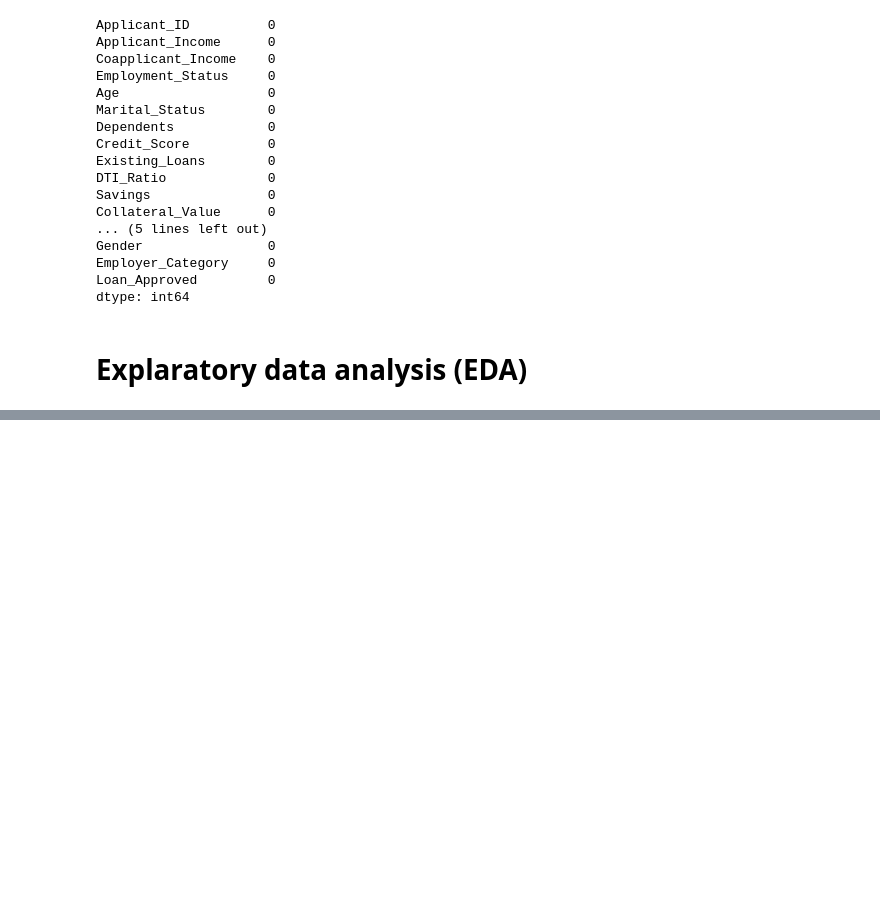
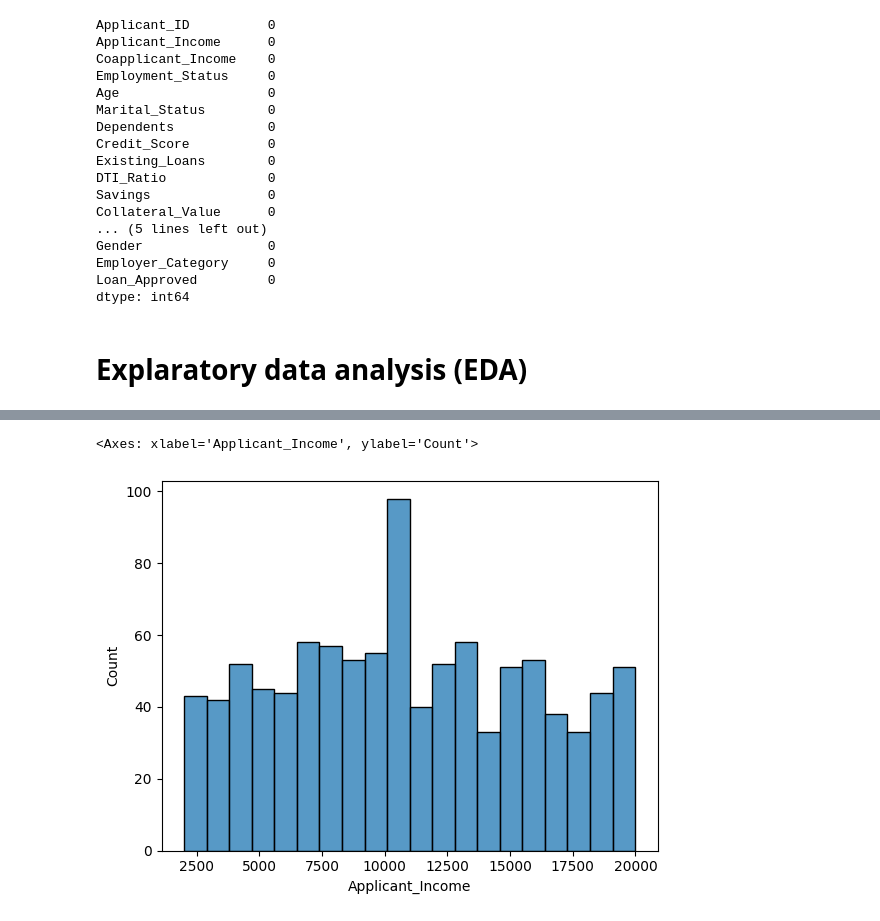
Before and after one commit to KaoswerAhamedsojeeb/Machine-Learning-Based-Loan-Approval-Prediction-System, a Jupyter notebook: notebooks/model.ipynb, the cells around one changed output, grey strips where cells are left out. Saved outputs shown, nothing was run; the diff lists cells and outputs as text; code cells hidden in the pictures; blank space fills up the shorter version.

```diff
--- a/notebooks/model.ipynb
+++ b/notebooks/model.ipynb
@@ -124,0 +154,5 @@ dtype: int64
+# %%
+sns.histplot(df["Applicant_Income"], bins= 20)
+# %% [output]
+<Axes: xlabel='Applicant_Income', ylabel='Count'>
+[figure, added]
```
Also changed, not shown: parts of 7 cells of this notebook.
